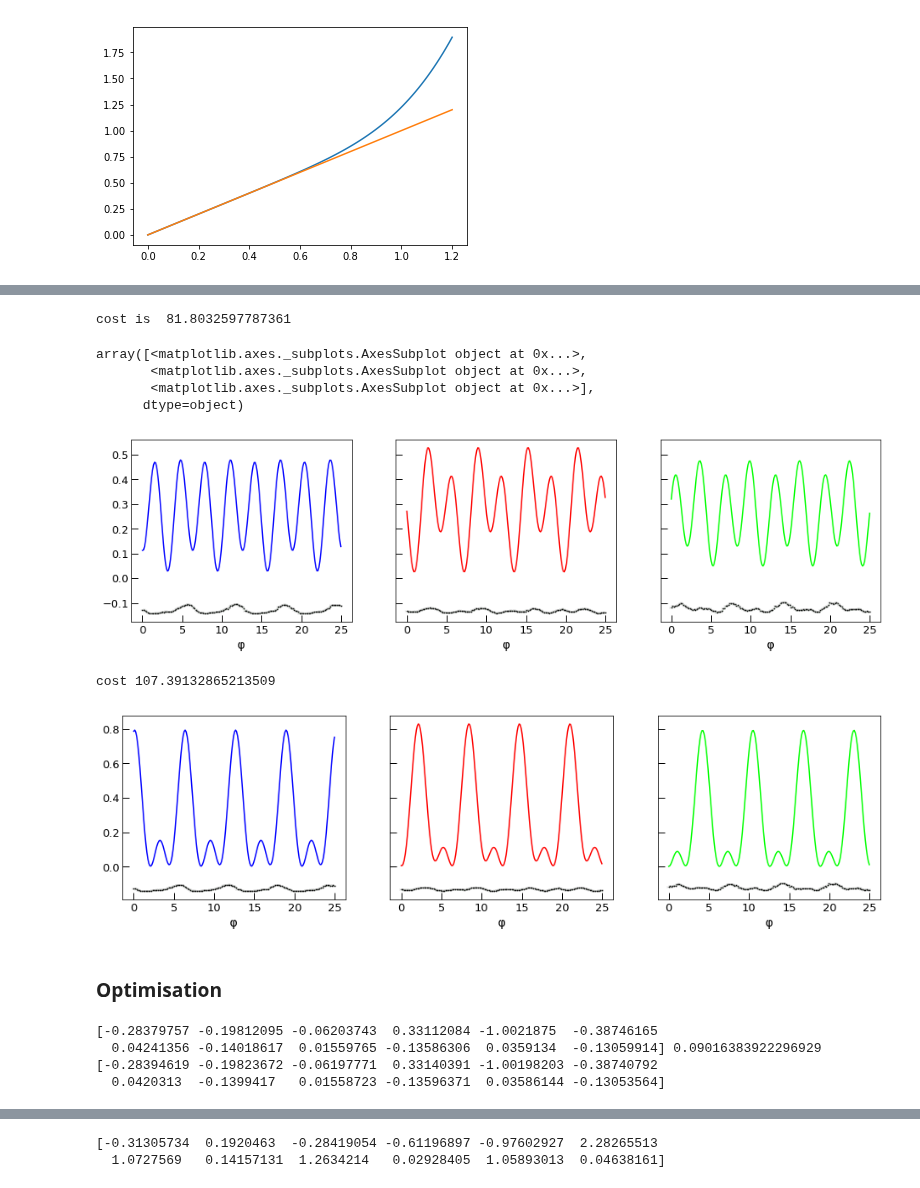
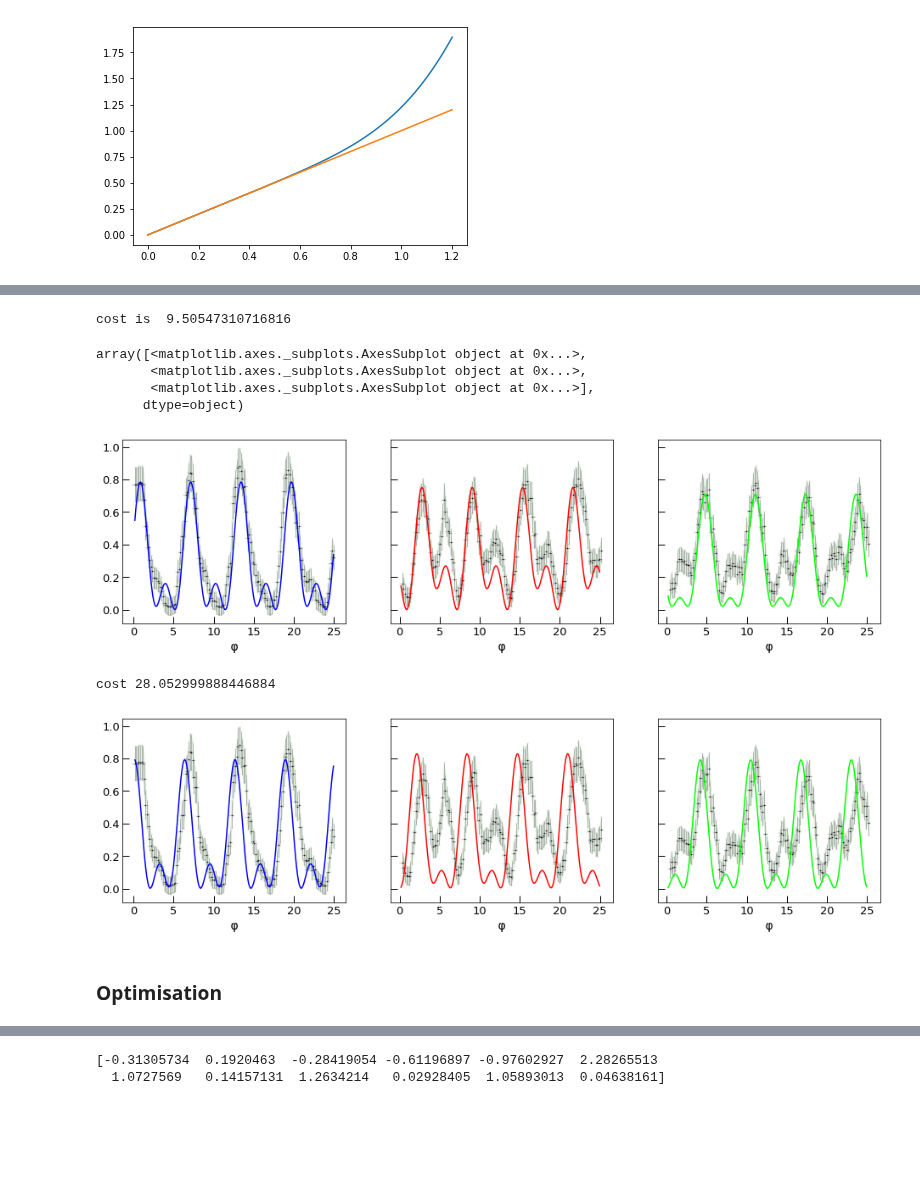
Before and after one commit to DaniloZZZ/quantTechLab, a Jupyter notebook: Fit/Vis-Anneal.ipynb, the cells around one changed output, grey strips where cells are left out. Cells and saved outputs as stored; diff of their text form; code cells hidden in the pictures; blank space fills up the shorter version.

```diff
--- a/Fit/Vis-Anneal.ipynb
+++ b/Fit/Vis-Anneal.ipynb
@@ -139,0 +170,4 @@ plt.plot(data[0][index:])
+# %%
+plt.title('scaled clipped, time shifted')
+for channel in data_shifted:
+    plt.plot(channel[1][10:18],channel[0][10:18])
@@ -191,9 +242,3 @@ array([<matplotlib.axes._subplots.AxesSubplot object at 0x...>,
 # %%
 data_orig = data
-for d in data_orig:
-    plt.plot(d[:20])
 transform_fun = lambda x: 1*np.sqrt(np.square(x)*(1+0.5*np.power(x,6)))
-data = list(map(transform_fun,data_orig))
-data /= np.max(data)
-for d in data:
-    plt.plot(d[:20])
@@ -209,17 +252,20 @@ plt.plot(x,x)
 [figure]
 # %%
 fixed = [0,0]
-tst = lambda z,x: np.sin(z[0]*x+z[1])+z[0]+np.cos(2*z[1])+z[0]*z[1]
+#tst = lambda z,x: np.sin(z[0]*x+z[1])+z[0]+np.cos(2*z[1])+z[0]*z[1]
 carr =lambda f,z: lambda x: f(z,x)
-sampl_map_depr = lambda f,fm=0,to=10,cnt=100: [np.linspace(fm,to,cnt),list(map(f,np.linspace(fm,to,cnt)))]
+#sampl_map_depr = lambda f,fm=0,to=10,cnt=100: [np.linspace(fm,to,cnt),list(map(f,np.linspace(fm,to,cnt)))]
 sampl = lambda f,fm=0,to=10,cnt=100: [np.linspace(fm,to,cnt),f(np.linspace(fm,to,cnt))]
 np_map = lambda f,x: np.array(list(map(f, x)))
 
 device = lambda z,x:np.abs(np.square(prob_part(z[0],z[1],fixed[0],fixed[1],phi=x)))
-unit = lambda z,x: device(z,x).dot(np.array([0,1,0]).T)
-cost = lambda f,data,points=pts: np.sum(np.square(f(points).T-data))
-foo = lambda x: unit([0,0],x)
+cost = lambda f,data, domain: np.sum(np.square(f( domain).T-data))
 
-ttt = carr(unit,[0,0])
-cost(carr(device,[0,0]),data,pts)
+one_channel = lambda z,x: device(z,x).dot(np.array([0,1,0]).T)
+
+
+domain = np.array(data_shifted[0][1])
+points = np.array([ x[0] for x in data_shifted ])
+
+cost(carr(device,[0,0]),points,domain)
 # %% [output]
@@ -229,7 +275,7 @@ def get_parametric(func,dots=20):
     xrange = np.linspace(-7.0, 7.0, dots)
     yrange = np.linspace(-7.0, 7.0, dots)
     p = np.zeros((len(xrange),len(yrange)))
-    f2d = lambda x,y:cost(carr(func,[x,y]),data)
+    f2d = lambda x,y:cost(carr(func,[x,y]),points,domain)
     #f2d = lambda x,y:opt.prob(x,y,12)
     for x in tqdm(range(len(xrange))):
         for y in range(len(yrange)):
@@ -265,30 +311,30 @@ plt.contourf(xrange,yrange,p,50)
 # %%
 
 point = [-0.5,2.52]
 point = best_pos
 fun = carr(device,point)
-print('cost is ',cost(fun,data))
-plot3(fun)
+print('cost is ',cost(fun,points,domain))
+plot3(fun,data)
 #plt.figure(figsize=(15,5))
 #plt.plot(pts,data[1],'D')
 #plt.plot(*sampl(carr(unit,point),0,14))
 # %% [output]
-cost is  81.8032597787361
+cost is  9.50547310716816
 array([<matplotlib.axes._subplots.AxesSubplot object at 0x...>,
        <matplotlib.axes._subplots.AxesSubplot object at 0x...>,
        <matplotlib.axes._subplots.AxesSubplot object at 0x...>],
       dtype=object)
-[figure, old version]
+[figure, new version]
 # %%
 kek = carr(device,[0,0])
 carr_dev = lambda x,y:carr(device,[x,y])
-print("cost",cost(carr_dev(0,0),data))
-plot3(kek)
+print("cost",cost(carr_dev(0,0),points,domain))
+plot3(kek,data)
 
 plt.savefig('./figs/unfitted_cost19.5.eps')
 # %% [output]
-cost 107.39132865213509
+cost 28.052999888446884
-[figure, old version]
+[figure, new version]
 # %% [markdown]
 ### Optimisation
 # %%
@@ -346,9 +392,12 @@ start+= [1., 0]*3
 #start = [-0.3203845,0.16993224,-0.32911475, 0.01809247, 0.97449245,-1.2447041,1.10730278, 0.10217422, 1.04108196, 0.17192258, 1.20898653, 0.0315673 ]
 
 #------ MPD,newdata
-start = [-0.19547043,-0.15920402, -0.03079716, 0.33504199, -1.03744451 , 0.15439241, 0.03802504,-0.13923389, 0.01140135,-0.13494652, 0.03209776,-0.12951291]
-start = [-0.21502694,-0.16672425,-0.0313105,  0.3356425 ,-1.03074859, 0.06572623,  0.03849316,-0.13929281, 0.01329539,-0.13524289, 0.03283929,-0.12990624]
-start = [-0.27687533,-0.20099186,-0.05894471, 0.33400533,-1.00468929,-0.3520762, 0.04219883,-0.13994591, 0.01520531,-0.13590523,0.03625139,-0.13081575]
+#start = [-0.19547043,-0.15920402, -0.03079716, 0.33504199, -1.03744451 , 0.15439241, 0.03802504,-0.13923389, 0.01140135,-0.13494652, 0.03209776,-0.12951291]
+#start = [-0.21502694,-0.16672425,-0.0313105,  0.3356425 ,-1.03074859, 0.06572623,  0.03849316,-0.13929281, 0.01329539,-0.13524289, 0.03283929,-0.12990624]
+#start = [-0.27687533,-0.20099186,-0.05894471, 0.33400533,-1.00468929,-0.3520762, 0.04219883,-0.13994591, 0.01520531,-0.13590523,0.03625139,-0.13081575]
+
+#------ MPD,newdata, new scaling of channles
+start = [-0.77338807, 0.71445302,-0.75957359, 0.13603367,0.98436724,-0.10741559,1.17953092,-0.00559215, 0.96529957, 0.13260642, 0.64658049, 0.19579248]
 
 start = opt.best
 #start[8]*=1.1
@@ -366,22 +415,17 @@ start = opt.best
 ##start = point
 #start_1d = [ -4.47259827, -16.59763161,  -0.10024442,  -4.70741011 , -1.5601084, 8.85820219,   1.26772687,  -0.01726806]
 #start = [ 1.65353401, -0.47372438, -3.24028015, -2.16909992, -1.57036921,  0.08920259, 1.69030152, -0.148071]
-scales= np.array([0.5]*4+[0.9,0.9]+[.9,.9]*3)*0.0004
+scales= np.array([0.5]*4+[0.9,0.9]+[.9,.9]*3)*0.00005
 
 #scales= np.array([0,0,0,0,0,0]+[0.2,0.3]*3)*0.05
 point,cost = opt.opt(start_point=start,
-                     energy=0.000041,
+                     energy=0.0001,
                      scales =scales,
-                     max_steps =4000
+                     max_steps =5000
                     )
 
 print(point,cost)
 print(opt.best)
-# %% [output]
-[-0.28379757 -0.19812095 -0.06203743  0.33112084 -1.0021875  -0.38746165
-  0.04241356 -0.14018617  0.01559765 -0.13586306  0.0359134  -0.13059914] 0.09016383922296929
-[-0.28394619 -0.19823672 -0.06197771  0.33140391 -1.00198203 -0.38740792
-  0.0420313  -0.1399417   0.01558723 -0.13596371  0.03586144 -0.13053564]
 # %%
 plt.figure(figsize=(15,5))
 plt.plot(opt.costs)
```
Also changed, not shown: parts of 31 cells of this notebook.
